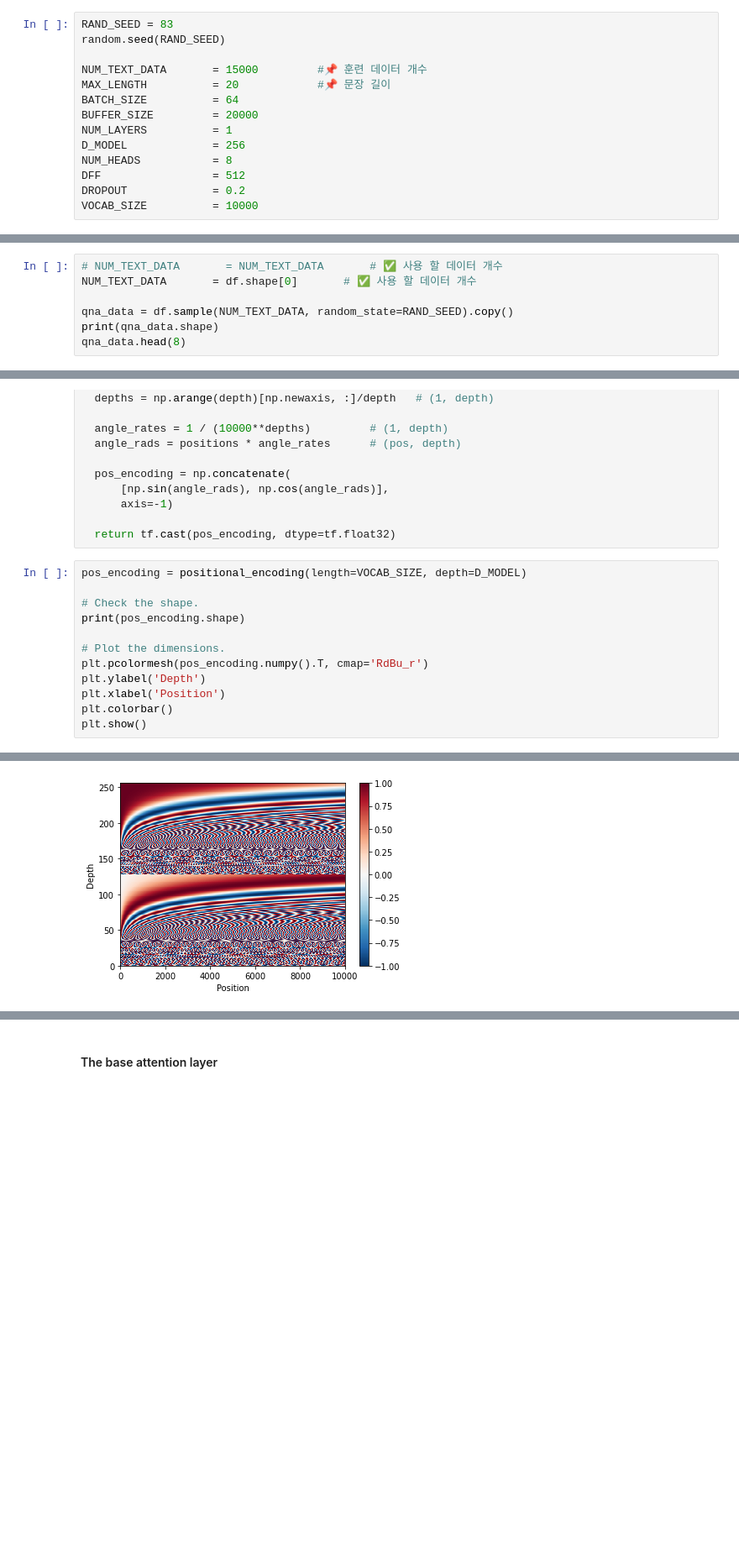
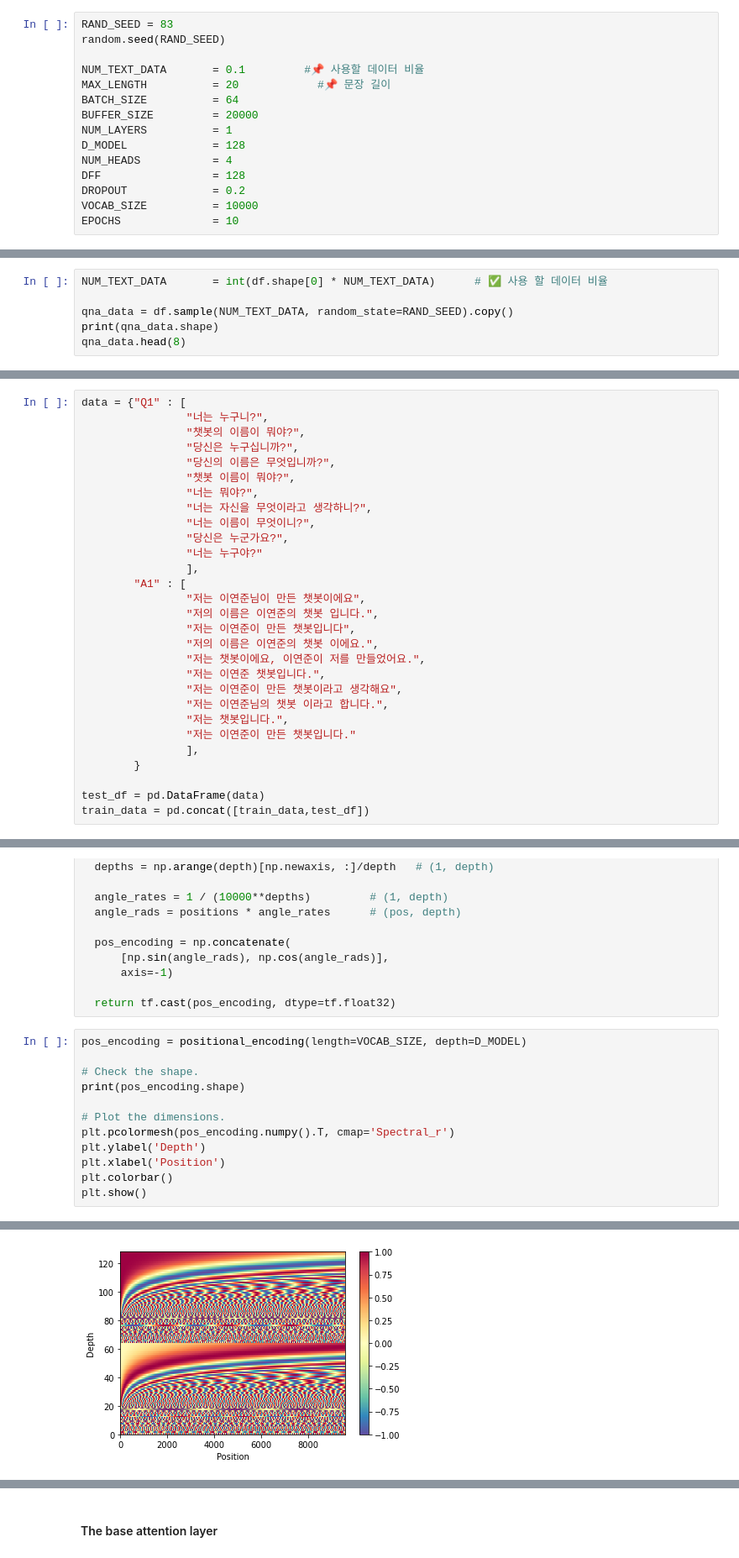
Before and after one commit to leeyeonjun85/AIB_Section_3_Project, a Jupyter notebook: s3p_chat_lyj_Transformer_3.ipynb, the cells around one changed output, grey strips where cells are left out. Shown at 84% size. Drawn from its saved outputs; the diff is of its cells as text; blank space fills up the shorter version.

```diff
--- a/s3p_chat_lyj_Transformer_3.ipynb
+++ b/s3p_chat_lyj_Transformer_3.ipynb
@@ -41,16 +41,17 @@ import tensorflow_datasets as tfds
 RAND_SEED = 83
 random.seed(RAND_SEED)
 
-NUM_TEXT_DATA       = 15000         #📌 훈련 데이터 개수
+NUM_TEXT_DATA       = 0.1         #📌 사용할 데이터 비율
 MAX_LENGTH          = 20            #📌 문장 길이
 BATCH_SIZE          = 64
 BUFFER_SIZE         = 20000
 NUM_LAYERS          = 1
-D_MODEL             = 256
-NUM_HEADS           = 8
-DFF                 = 512
+D_MODEL             = 128
+NUM_HEADS           = 4
+DFF                 = 128
 DROPOUT             = 0.2
 VOCAB_SIZE          = 10000
+EPOCHS              = 10
 # %% [markdown]
 ### Data handling
 # %%
@@ -150,8 +197,7 @@ df.sample(8, random_state=RAND_SEED)
 | 23212 | 부하 직원에게 싫은 소리를 못해서 내 마음을 몰라주는 직원들... | 직원들이 마음을 몰라줘서 직원들이 싫고 외로우시군요. |
 | 6777 | 남편이 주말까지 또 골프 하러 간대. 짜증 나네. | 주말에 남편이 골프를 하러 가시는군요. |
 # %%
-# NUM_TEXT_DATA       = NUM_TEXT_DATA       # ✅ 사용 할 데이터 개수
-NUM_TEXT_DATA       = df.shape[0]       # ✅ 사용 할 데이터 개수
+NUM_TEXT_DATA       = int(df.shape[0] * NUM_TEXT_DATA)      # ✅ 사용 할 데이터 비율
 
 qna_data = df.sample(NUM_TEXT_DATA, random_state=RAND_SEED).copy()
 print(qna_data.shape)
@@ -186,3 +234,32 @@ print(f"검증 데이터셋 개수: {len(val_data)}")
+# %%
+data = {"Q1" : [
+                "너는 누구니?",
+                "챗봇의 이름이 뭐야?",
+                "당신은 누구십니까?",
+                "당신의 이름은 무엇입니까?",
+                "챗봇 이름이 뭐야?",
+                "너는 뭐야?",
+                "너는 자신을 무엇이라고 생각하니?",
+                "너는 이름이 무엇이니?",
+                "당신은 누군가요?",
+                "너는 누구야?"
+                ],
+        "A1" : [
+                "저는 이연준님이 만든 챗봇이에요",
+                "저의 이름은 이연준의 챗봇 입니다.",
+                "저는 이연준이 만든 챗봇입니다",
+                "저의 이름은 이연준의 챗봇 이에요.",
+                "저는 챗봇이에요, 이연준이 저를 만들었어요.",
+                "저는 이연준 챗봇입니다.",
+                "저는 이연준이 만든 챗봇이라고 생각해요",
+                "저는 이연준님의 챗봇 이라고 합니다.",
+                "저는 챗봇입니다.",
+                "저는 이연준이 만든 챗봇입니다."
+                ],
+        }
+
+test_df = pd.DataFrame(data)
+train_data = pd.concat([train_data,test_df])
 # %%
 q_train, a_train = list(train_data["Q1"]), list(train_data["A1"])
 q_val, a_val = list(val_data["Q1"]), list(val_data["A1"])
@@ -357,7 +468,7 @@ pos_encoding = positional_encoding(length=VOCAB_SIZE, depth=D_MODEL)
 print(pos_encoding.shape)
 
 # Plot the dimensions.
-plt.pcolormesh(pos_encoding.numpy().T, cmap='RdBu_r')
+plt.pcolormesh(pos_encoding.numpy().T, cmap='Spectral_r')
 plt.ylabel('Depth')
 plt.xlabel('Position')
 plt.colorbar()
@@ -367,4 +478,4 @@ plt.show()
-[figure, old version]
+[figure, new version]
 # %%
 pos_encoding/=tf.norm(pos_encoding, axis=1, keepdims=True)
 p = pos_encoding[1000]
```
Also changed, not shown: parts of 48 cells of this notebook, 12 other files.
